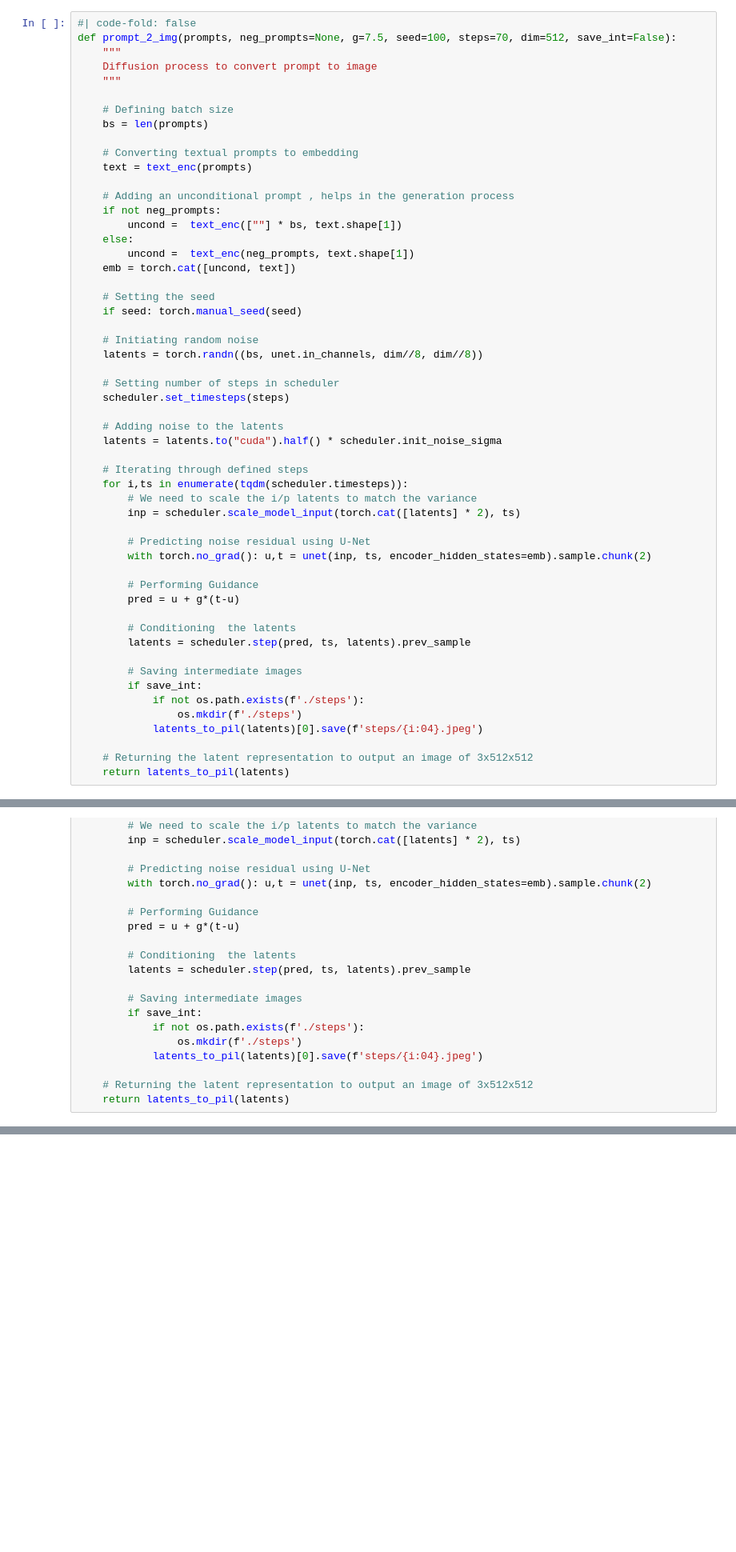
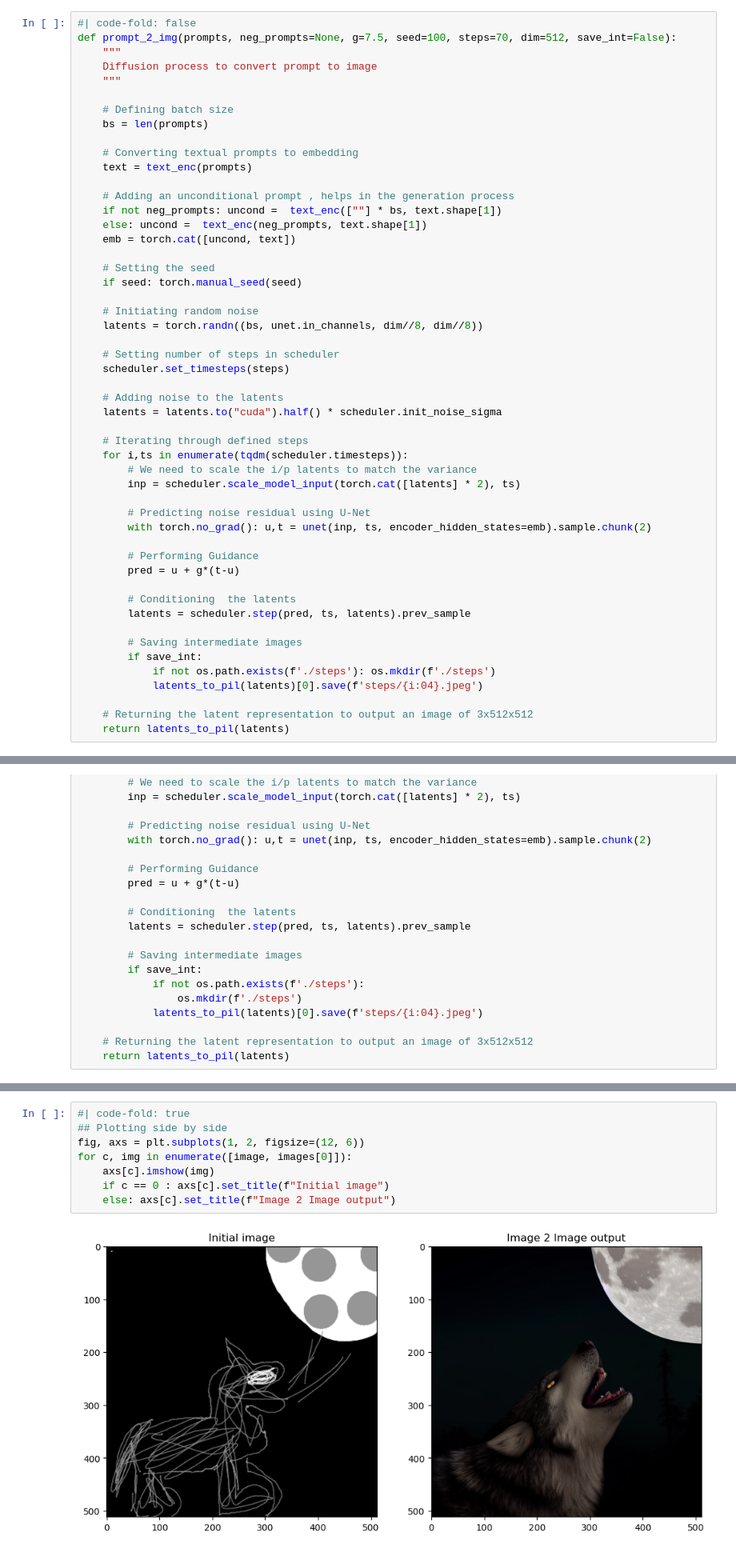
Before and after one commit to aayushmnit/aayushmnit.github.io, a Jupyter notebook: posts/2022-11-10-StableDiffusionP4/2022-11-10-StableDiffusionP4.ipynb, the cells around one changed output, grey strips where cells are left out. Shown at 80% size. Saved outputs shown, nothing was run; the diff lists cells and outputs as text; blank space fills up the shorter version.

```diff
--- a/posts/2022-11-10-StableDiffusionP4/2022-11-10-StableDiffusionP4.ipynb
+++ b/posts/2022-11-10-StableDiffusionP4/2022-11-10-StableDiffusionP4.ipynb
@@ -149,10 +149,8 @@ def prompt_2_img(prompts, neg_prompts=None, g=7.5, seed=100, steps=70, dim=512,
     text = text_enc(prompts)
 
     # Adding an unconditional prompt , helps in the generation process
-    if not neg_prompts:
-        uncond =  text_enc([""] * bs, text.shape[1])
-    else:
-        uncond =  text_enc(neg_prompts, text.shape[1])
+    if not neg_prompts: uncond =  text_enc([""] * bs, text.shape[1])
+    else: uncond =  text_enc(neg_prompts, text.shape[1])
     emb = torch.cat([uncond, text])
 
     # Setting the seed
@@ -183,8 +181,7 @@ def prompt_2_img(prompts, neg_prompts=None, g=7.5, seed=100, steps=70, dim=512,
 
         # Saving intermediate images
         if save_int:
-            if not os.path.exists(f'./steps'):
-                os.mkdir(f'./steps')
+            if not os.path.exists(f'./steps'): os.mkdir(f'./steps')
             latents_to_pil(latents)[0].save(f'steps/{i:04}.jpeg')
 
     # Returning the latent representation to output an image of 3x512x512
@@ -316,0 +315,10 @@ images[0]
+# %%
+#| code-fold: true
+## Plotting side by side
+fig, axs = plt.subplots(1, 2, figsize=(12, 6))
+for c, img in enumerate([image, images[0]]):
+    axs[c].imshow(img)
+    if c == 0 : axs[c].set_title(f"Initial image")
+    else: axs[c].set_title(f"Image 2 Image output")
+# %% [output]
+[figure, added]
```
Also changed, not shown: parts of 18 cells of this notebook, 19 other files.
